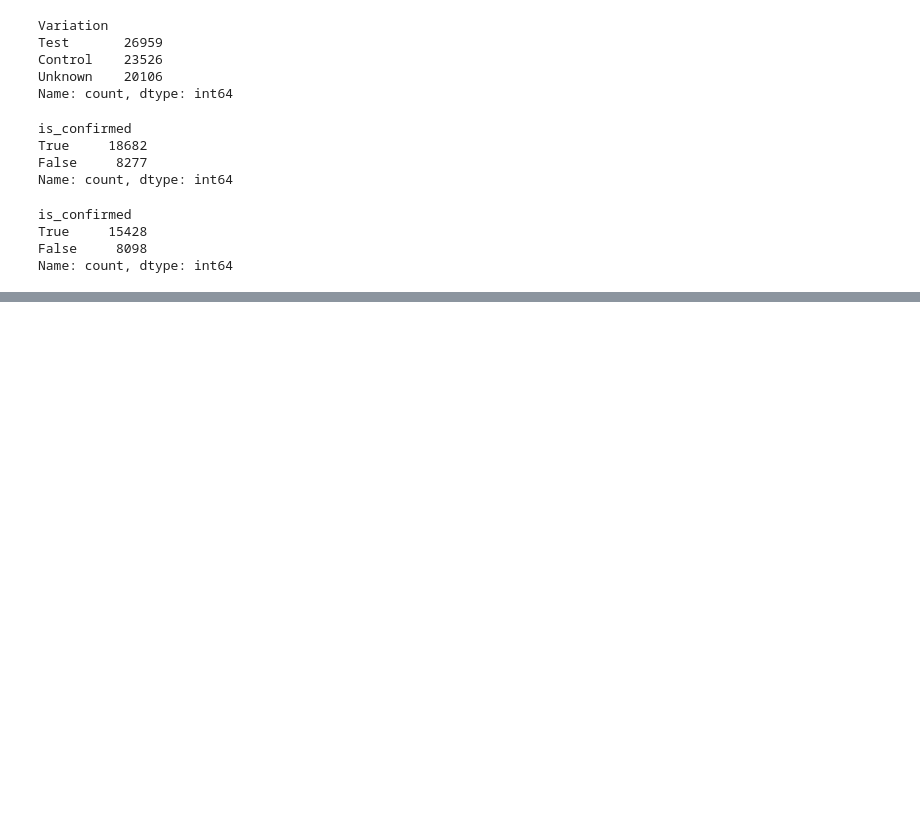
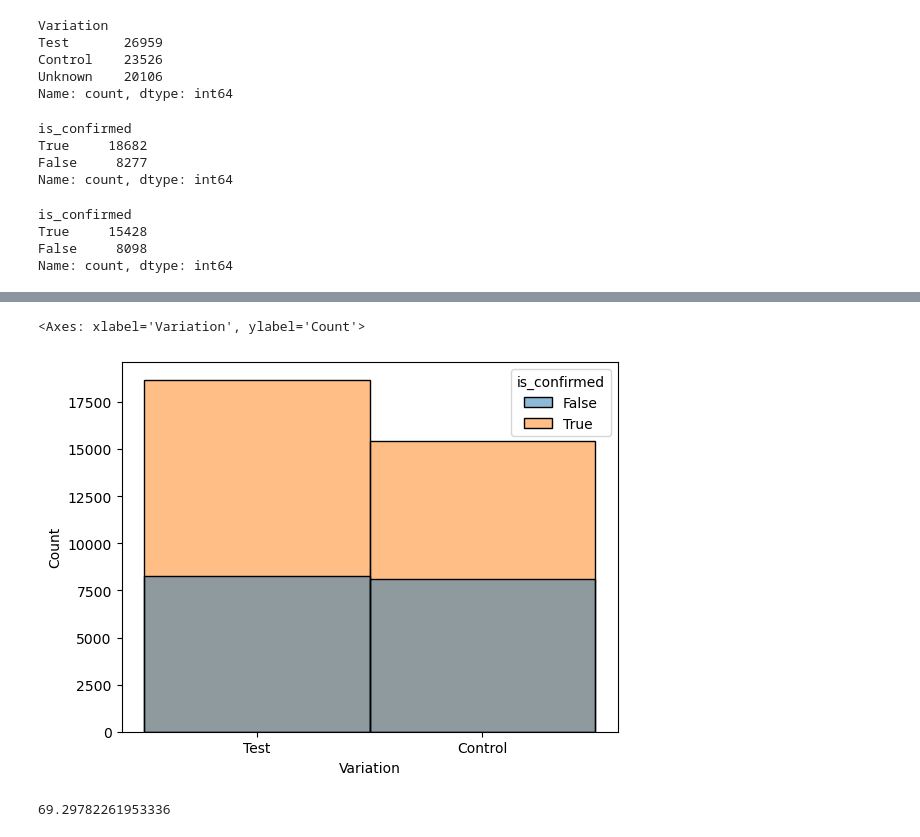
Before and after one commit to PierreMn/week_eda_project, a Jupyter notebook: PROJECT_EDA.ipynb, the cells around one changed output, grey strips where cells are left out. Saved outputs shown, nothing was run; the diff lists cells and outputs as text; code cells hidden in the pictures; blank space fills up the shorter version.

```diff
--- a/PROJECT_EDA.ipynb
+++ b/PROJECT_EDA.ipynb
@@ -136,0 +241,5 @@ Name: count, dtype: int64
+# %%
+sns.histplot(data=filtered, x='Variation', hue='is_confirmed )
+# %% [output]
+<Axes: xlabel='Variation', ylabel='Count'>
+[figure, added]
@@ -136,0 +254,4 @@ Name: count, dtype: int64
+# %%
+confirmed_test/total_test*100
+# %% [output]
+69.29782261953336
```
Also changed, not shown: parts of 51 cells of this notebook.
